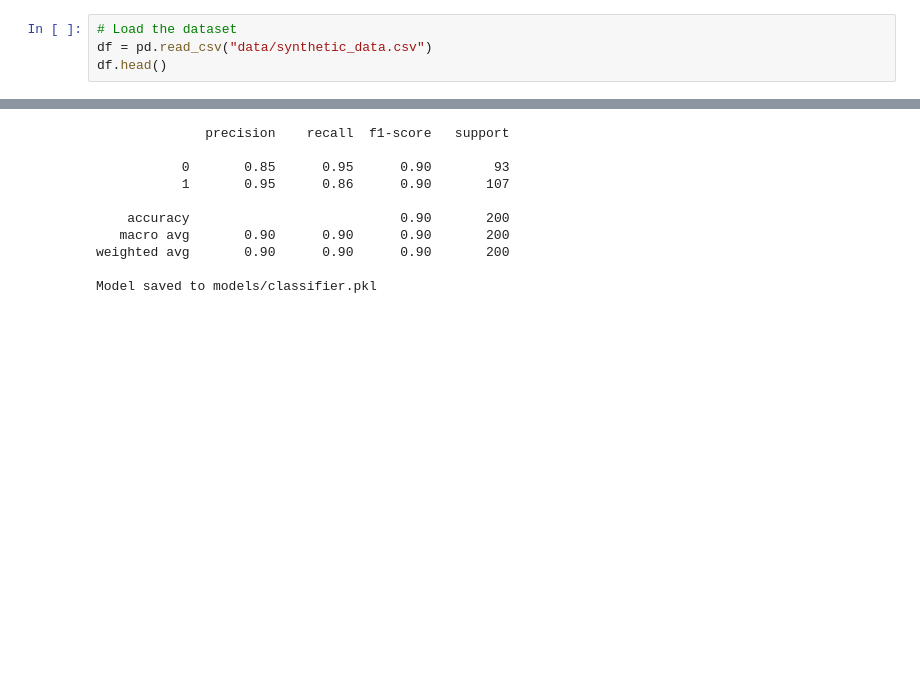
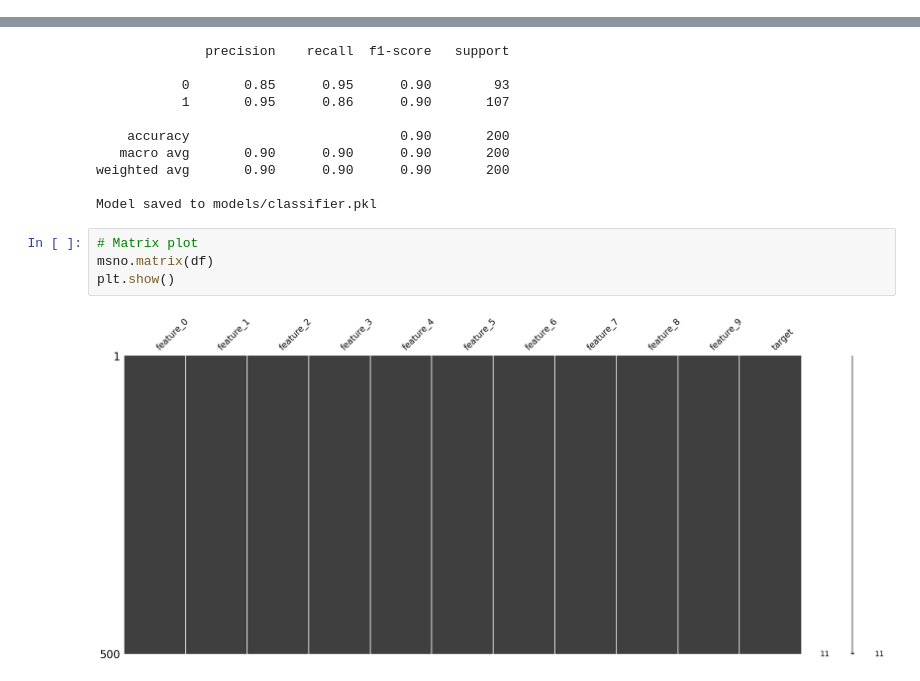
Before and after one commit to bebied/synthetic-ml-classifier, a Jupyter notebook: notebooks/ml-pipeline.ipynb, the cells around one changed output, grey strips where cells are left out. Drawn from its saved outputs; the diff is of its cells as text; blank space fills up the shorter version.

```diff
--- a/ml-pipeline.ipynb
+++ b/notebooks/ml-pipeline.ipynb
@@ -20,6 +28,2 @@ df.head()
 # %% [markdown]
 ### Load Data
-# %%
-# Load the dataset
-df = pd.read_csv("data/synthetic_data.csv")
-df.head()
@@ -56,3 +52,9 @@ train_model(data_path="data/synthetic_data.csv")
 weighted avg       0.90      0.90      0.90       200
 
 Model saved to models/classifier.pkl
+# %%
+# Matrix plot
+msno.matrix(df)
+plt.show()
+# %% [output]
+[figure, added]
```
Also changed, not shown: parts of 3 cells of this notebook, 1 other file.
